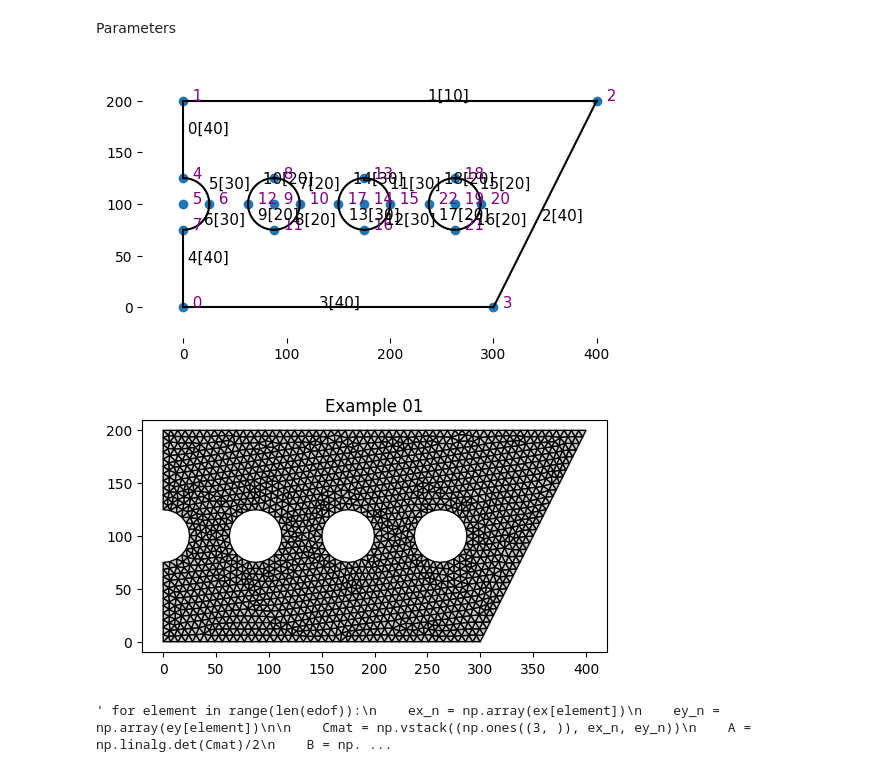
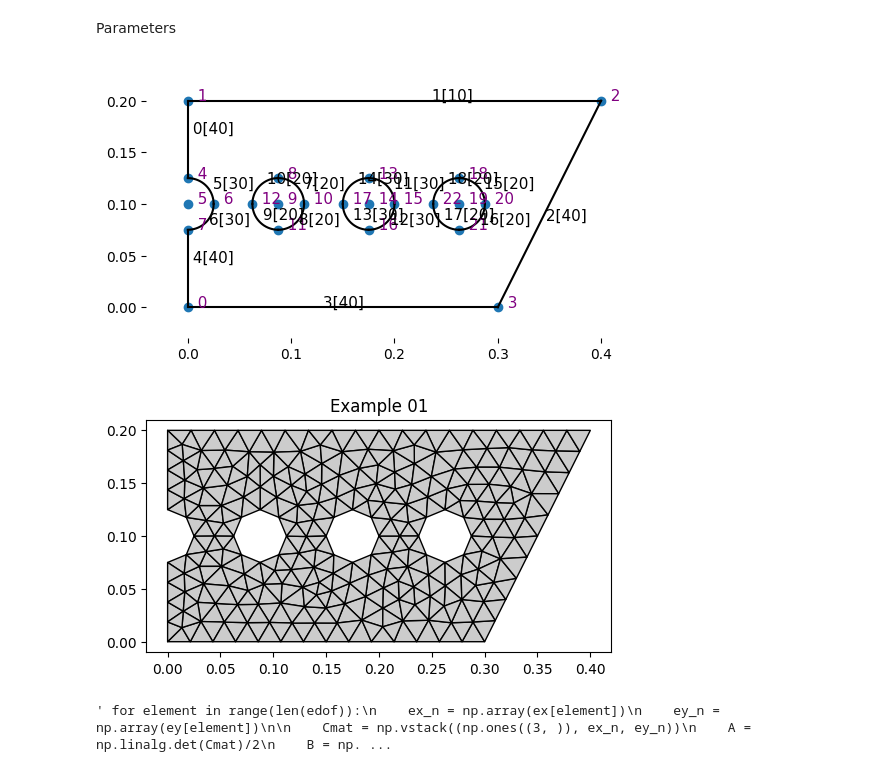
Before and after one commit to HermanEfr/Femprojekt, a Jupyter notebook: fem_proj.ipynb, the cells around one changed output. Saved outputs shown, nothing was run; the diff lists cells and outputs as text; code cells hidden in the pictures.

```diff
--- a/fem_proj.ipynb
+++ b/fem_proj.ipynb
@@ -36,33 +36,34 @@ MARKER_T_OUT = 30
 MARKER_ZERO_CONVECTION = 40
 
 
+
 g.point([0.0, 0.0]) # point 0
-g.point([0.0, 200.0]) # point 1
-g.point([400.0, 200.0]) # point 2
-g.point([300.0, 0.0]) # point 3
+g.point([0.0, 0.200]) # point 1
+g.point([0.400, 0.200]) # point 2
+g.point([0.300, 0.0]) # point 3
 
-g.point([0, 125]) # point 4
-g.point([0, 100]) # center circle 1; point 5
-g.point([25, 100])# point 6
-g.point([0, 75]) # point 7
+g.point([0, 0.125]) # point 4
+g.point([0, 0.100]) # center circle 1; point 5
+g.point([0.025, 0.100])# point 6
+g.point([0, 0.075]) # point 7
 
-g.point([87.5, 125]) # point 8
-g.point([87.5, 100]) # center circle 2; point 9
-g.point([112.5, 100]) # point 10
-g.point([87.5, 75]) # point 11
-g.point([62.5, 100]) # point 12
+g.point([0.0875, 0.125]) # point 8
+g.point([0.0875, 0.100]) # center circle 2; point 9
+g.point([0.1125, 0.100]) # point 10
+g.point([0.0875, 0.075]) # point 11
+g.point([0.0625, 0.100]) # point 12
 
-g.point([175, 125]) # point 13
-g.point([175, 100]) # center circle 3; point 14
-g.point([200, 100]) #  point 15
-g.point([175, 75]) # point 16
-g.point([150, 100]) # point 17
+g.point([0.175, 0.125]) # point 13
+g.point([0.175, 0.100]) # center circle 3; point 14
+g.point([0.200, 0.100]) #  point 15
+g.point([0.175, 0.075]) # point 16
+g.point([0.150, 0.100]) # point 17
 
-g.point([262.5, 125]) # point 18
-g.point([262.5, 100]) # center circle 3; point 19
-g.point([287.5, 100]) #  point 20
-g.point([262.5, 75]) # point 21
-g.point([237.5, 100]) # point 22
+g.point([0.2625, 0.125]) # point 18
+g.point([0.2625, 0.100]) # center circle 3; point 19
+g.point([0.2875, 0.100]) #  point 20
+g.point([0.2625, 0.075]) # point 21
+g.point([0.2375, 0.100]) # point 22
 
 
 g.spline([4, 1], marker=MARKER_ZERO_CONVECTION)
@@ -98,28 +99,28 @@ g.surface([0, 1, 2, 3, 4, 6, 5], ([7, 8, 9,10], [11,12,13,14], [15,16,17,18]))
 cfv.draw_geometry(g)
 cfv.show_and_wait()
 # %% [output]
-[figure, old version]
+[figure, new version]
 # %%
 mesh = cfm.GmshMesh(g)
 
 mesh.el_type = 2         # Element type is triangle
 mesh.dofs_per_node = 1     # Degrees of freedom per node
-mesh.el_size_factor = 7  # Element size Factor
+mesh.el_size_factor = 0.050  # Element size Factor
 
 coords, edof, dofs, bdofs, elementmarkers = mesh.create()
 
 cfv.figure()
 cfv.drawMesh(
     coords=coords,
     edof=edof,
     dofs_per_node=mesh.dofsPerNode,
     el_type=mesh.elType,
     filled=True,
     title="Example 01"
         )
 cfv.show()
 # %% [output]
-[figure, old version]
+[figure, new version]
 # %%
 def stationary_temp(dofs, coords, edof, bdofs):
     nDofs = np.size(dofs)
```
Also changed, not shown: parts of 5 cells of this notebook.
